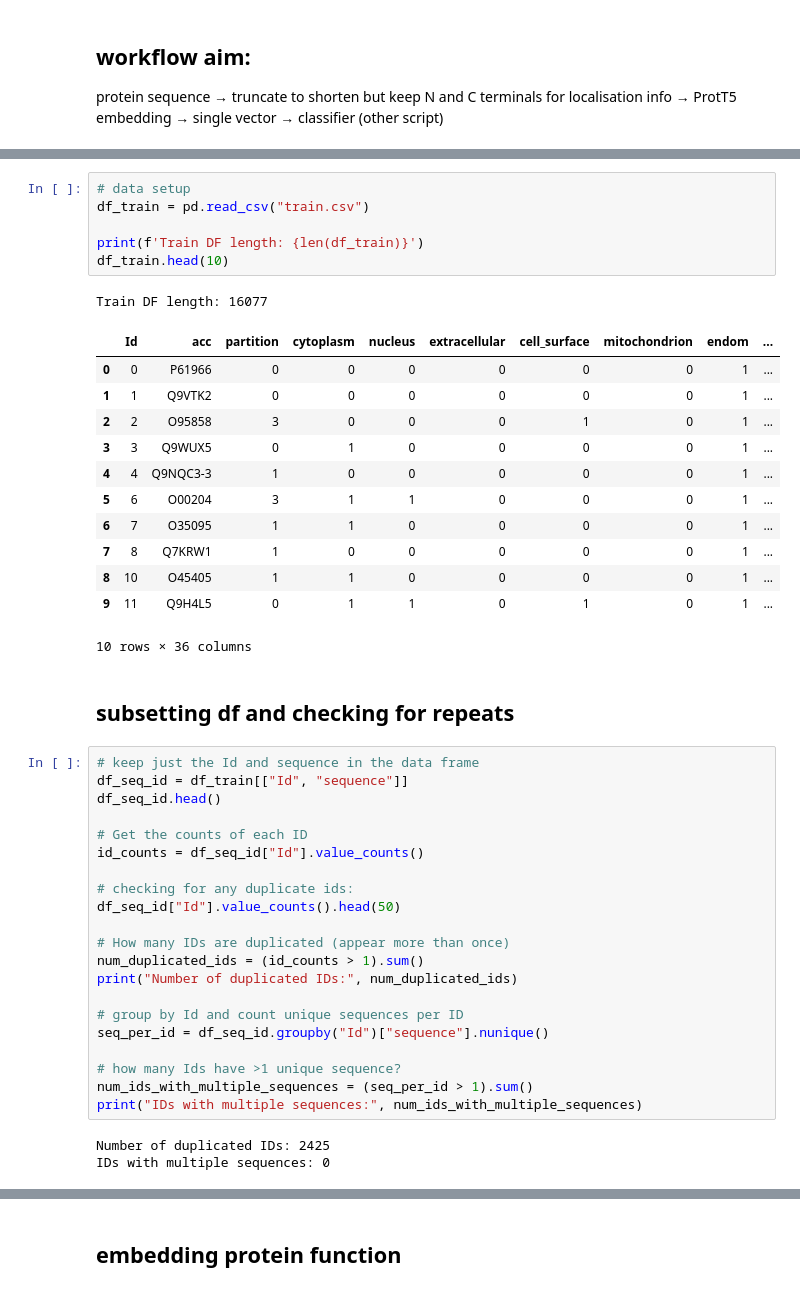
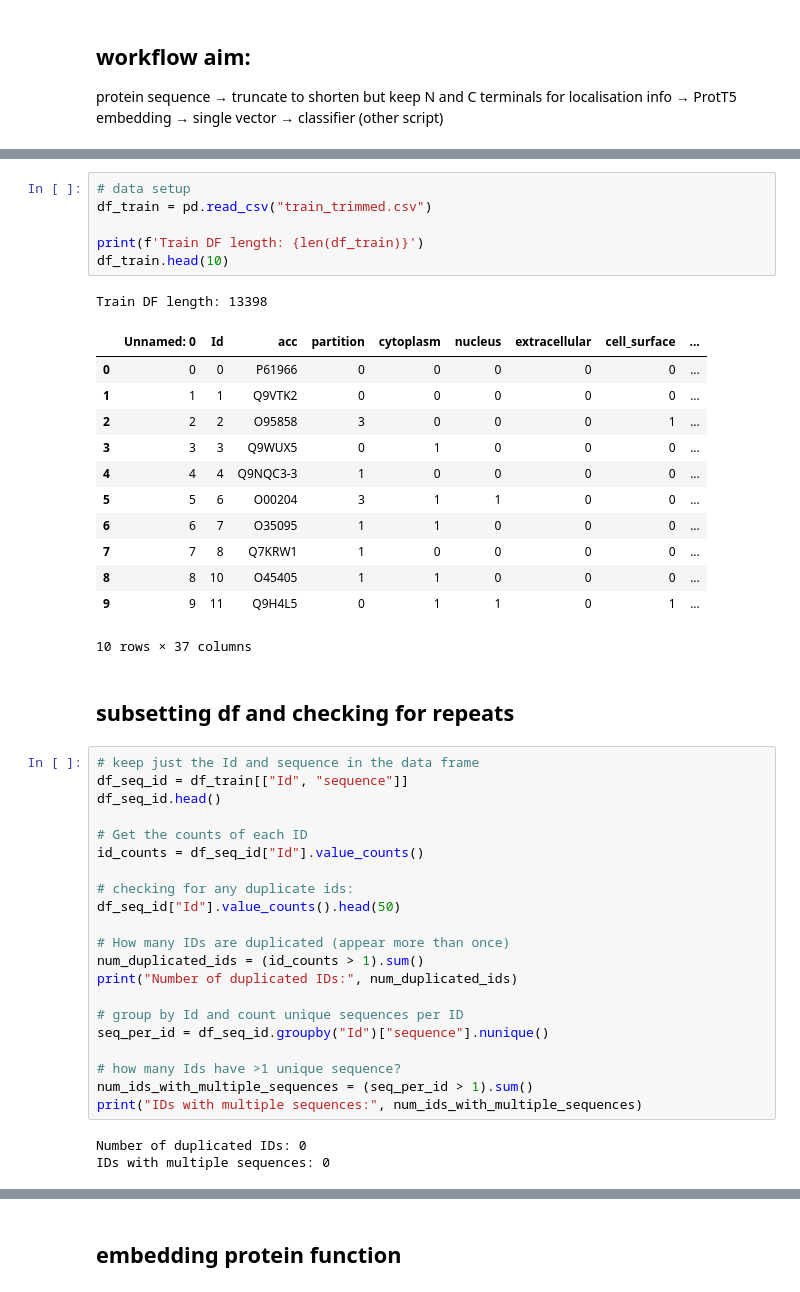
Before and after one commit to archiebenn/BIOLM0050_kaggle, a Jupyter notebook: protein_embedding_classifier.ipynb, the cells around one changed output, grey strips where cells are left out. Saved outputs shown, nothing was run; the diff lists cells and outputs as text.

```diff
--- a/protein_embedding_classifier.ipynb
+++ b/protein_embedding_classifier.ipynb
@@ -68,23 +68,23 @@ Saving train.csv to train (1).csv
 # %%
 # data setup
-df_train = pd.read_csv("train.csv")
+df_train = pd.read_csv("train_trimmed.csv")
 
 print(f'Train DF length: {len(df_train)}')
 df_train.head(10)
 # %% [output]
-Train DF length: 16077
+Train DF length: 13398
-|  | Id | acc | partition | cytoplasm | nucleus | extracellular | cell_surface | mitochondrion | endom | ... |
-| 0 | 0 | P61966 | 0 | 0 | 0 | 0 | 0 | 0 | 1 | ... |
-| 1 | 1 | Q9VTK2 | 0 | 0 | 0 | 0 | 0 | 0 | 1 | ... |
-| 2 | 2 | O95858 | 3 | 0 | 0 | 0 | 1 | 0 | 1 | ... |
-| 3 | 3 | Q9WUX5 | 0 | 1 | 0 | 0 | 0 | 0 | 1 | ... |
-| 4 | 4 | Q9NQC3-3 | 1 | 0 | 0 | 0 | 0 | 0 | 1 | ... |
-| 5 | 6 | O00204 | 3 | 1 | 1 | 0 | 0 | 0 | 1 | ... |
-| 6 | 7 | O35095 | 1 | 1 | 0 | 0 | 0 | 0 | 1 | ... |
-| 7 | 8 | Q7KRW1 | 1 | 0 | 0 | 0 | 0 | 0 | 1 | ... |
-| 8 | 10 | O45405 | 1 | 1 | 0 | 0 | 0 | 0 | 1 | ... |
-| 9 | 11 | Q9H4L5 | 0 | 1 | 1 | 0 | 1 | 0 | 1 | ... |
+|  | Unnamed: 0 | Id | acc | partition | cytoplasm | nucleus | extracellular | cell_surface | ... |
+| 0 | 0 | 0 | P61966 | 0 | 0 | 0 | 0 | 0 | ... |
+| 1 | 1 | 1 | Q9VTK2 | 0 | 0 | 0 | 0 | 0 | ... |
+| 2 | 2 | 2 | O95858 | 3 | 0 | 0 | 0 | 1 | ... |
+| 3 | 3 | 3 | Q9WUX5 | 0 | 1 | 0 | 0 | 0 | ... |
+| 4 | 4 | 4 | Q9NQC3-3 | 1 | 0 | 0 | 0 | 0 | ... |
+| 5 | 5 | 6 | O00204 | 3 | 1 | 1 | 0 | 0 | ... |
+| 6 | 6 | 7 | O35095 | 1 | 1 | 0 | 0 | 0 | ... |
+| 7 | 7 | 8 | Q7KRW1 | 1 | 0 | 0 | 0 | 0 | ... |
+| 8 | 8 | 10 | O45405 | 1 | 1 | 0 | 0 | 0 | ... |
+| 9 | 9 | 11 | Q9H4L5 | 0 | 1 | 1 | 0 | 1 | ... |
-10 rows × 36 columns
+10 rows × 37 columns
 # %% [markdown]
 ## subsetting df and checking for repeats
 # %%
@@ -109,5 +109,5 @@ seq_per_id = df_seq_id.groupby("Id")["sequence"].nunique()
 num_ids_with_multiple_sequences = (seq_per_id > 1).sum()
 print("IDs with multiple sequences:", num_ids_with_multiple_sequences)
 # %% [output]
-Number of duplicated IDs: 2425
+Number of duplicated IDs: 0
 IDs with multiple sequences: 0
```
Also changed, not shown: parts of 10 cells of this notebook.
